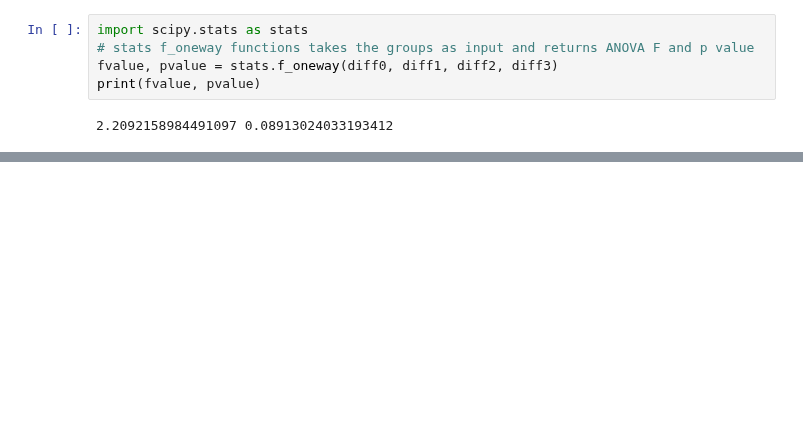
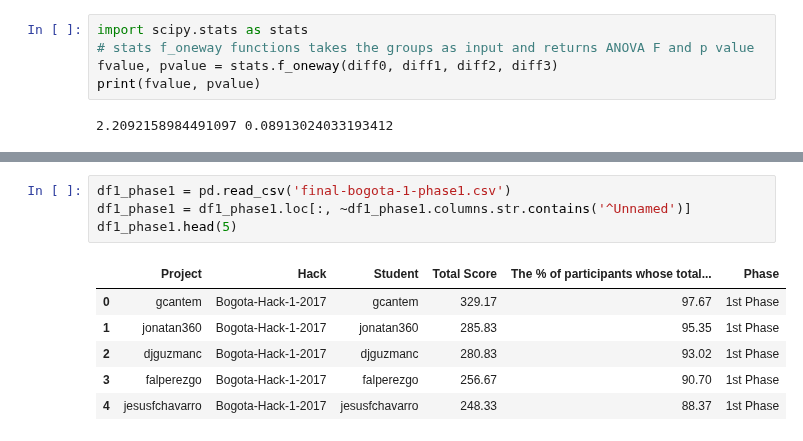
Before and after one commit to ironhacks/spring-2017-analysis, a Jupyter notebook: analysis/Spring-2017-Updated-Sept-17-Discussion.ipynb, the cells around one changed output, grey strips where cells are left out. Drawn from its saved outputs; the diff is of its cells as text; blank space fills up the shorter version.

```diff
--- a/analysis/Spring-2017-Updated-Sept-17-Discussion.ipynb
+++ b/analysis/Spring-2017-Updated-Sept-17-Discussion.ipynb
@@ -486,0 +566,11 @@ print(fvalue, pvalue)
+# %%
+df1_phase1 = pd.read_csv('final-bogota-1-phase1.csv')
+df1_phase1 = df1_phase1.loc[:, ~df1_phase1.columns.str.contains('^Unnamed')]
+df1_phase1.head(5)
+# %% [output]
+|  | Project | Hack | Student | Total Score | The % of participants whose total... | Phase |
+| 0 | gcantem | Bogota-Hack-1-2017 | gcantem | 329.17 | 97.67 | 1st Phase |
+| 1 | jonatan360 | Bogota-Hack-1-2017 | jonatan360 | 285.83 | 95.35 | 1st Phase |
+| 2 | djguzmanc | Bogota-Hack-1-2017 | djguzmanc | 280.83 | 93.02 | 1st Phase |
+| 3 | falperezgo | Bogota-Hack-1-2017 | falperezgo | 256.67 | 90.70 | 1st Phase |
+| 4 | jesusfchavarro | Bogota-Hack-1-2017 | jesusfchavarro | 248.33 | 88.37 | 1st Phase |
```
Also changed, not shown: parts of 24 cells of this notebook, 4 other files.
